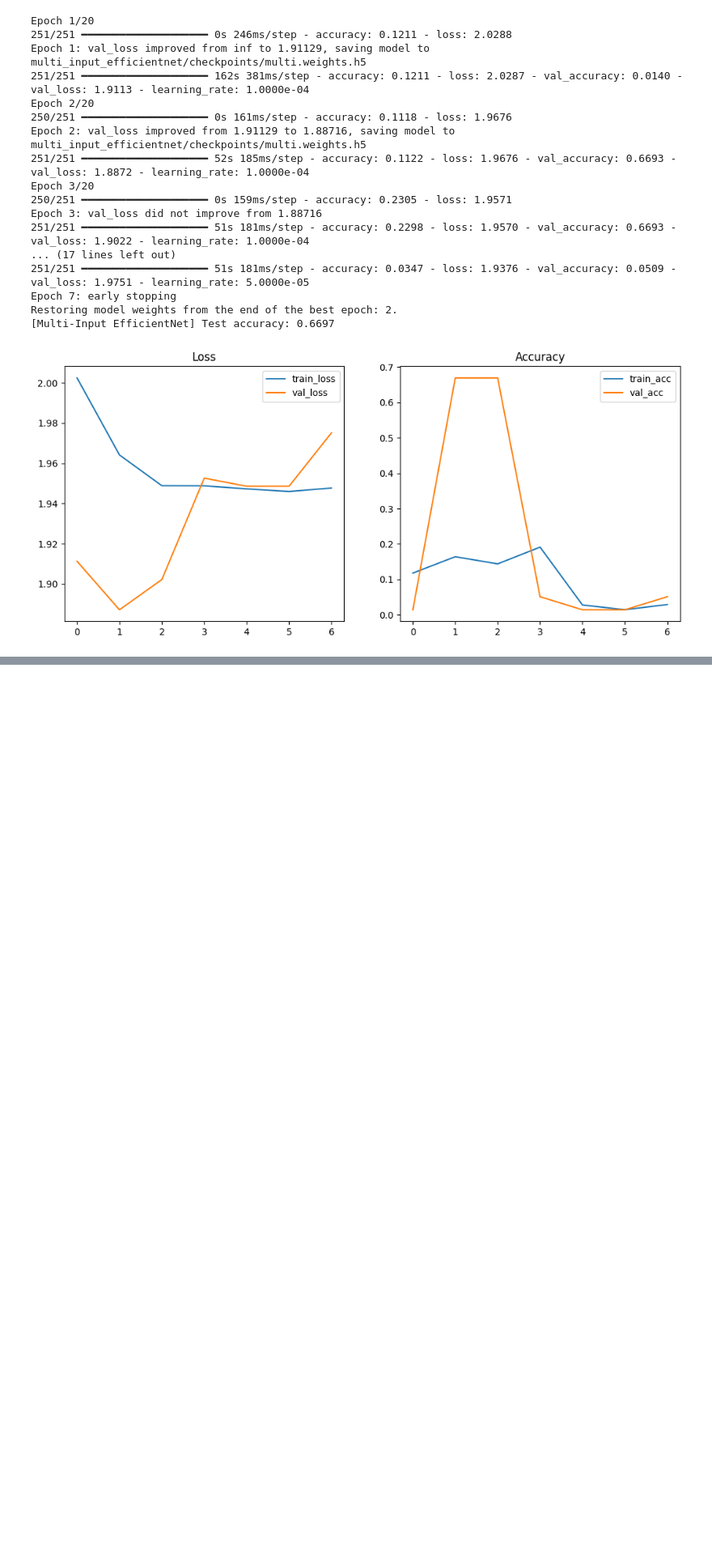
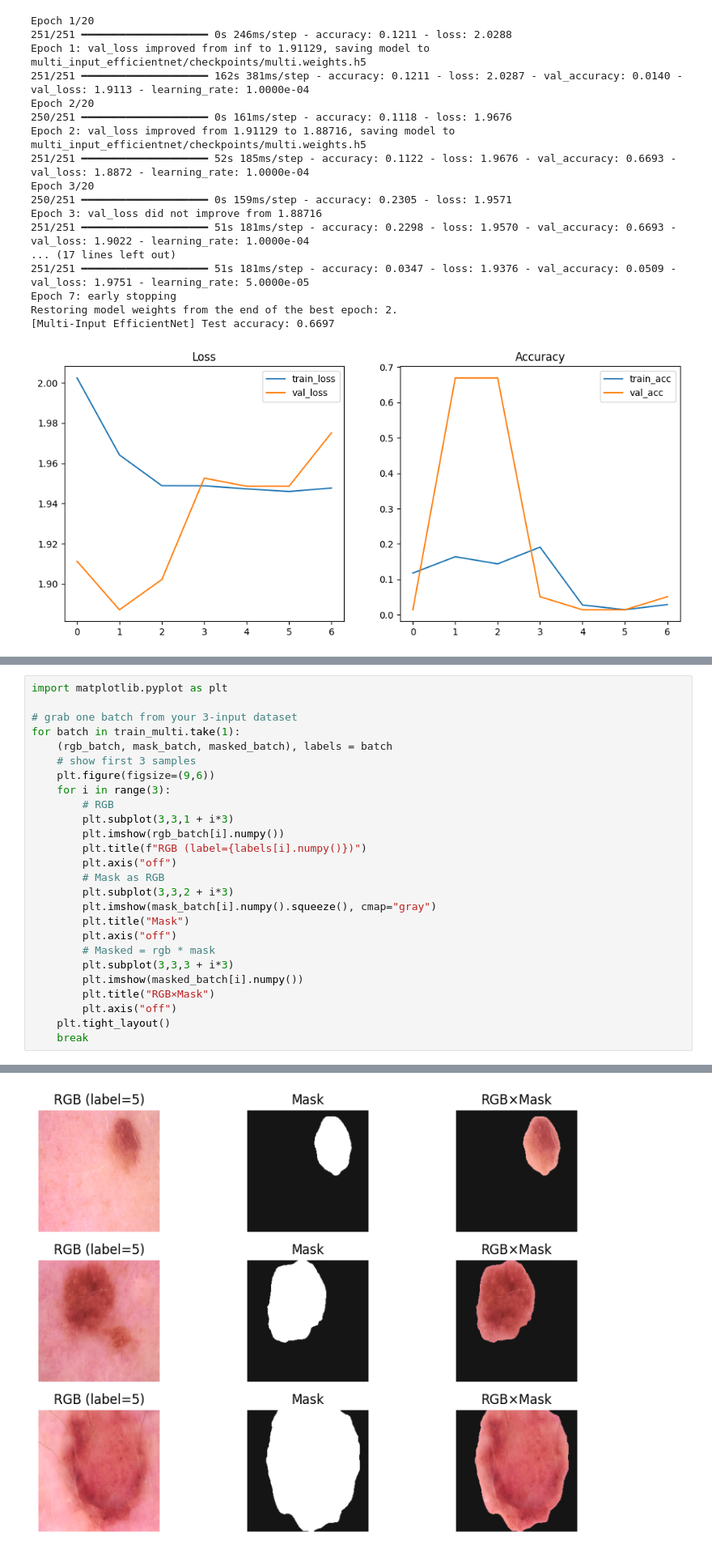
Before and after one commit to elenaajayi/Computer-Vision-Fundamentals---CUS-754, a Jupyter notebook: Capstone_Project/Project.ipynb, the cells around one changed output, grey strips where cells are left out. Shown at 81% size. Drawn from its saved outputs; the diff is of its cells as text; blank space fills up the shorter version.

```diff
--- a/Capstone_Project/Project.ipynb
+++ b/Capstone_Project/Project.ipynb
@@ -1625,0 +2059,27 @@ Restoring model weights from the end of the best epoch: 2.
+# %%
+import matplotlib.pyplot as plt
+
+# grab one batch from your 3-input dataset
+for batch in train_multi.take(1):
+    (rgb_batch, mask_batch, masked_batch), labels = batch
+    # show first 3 samples
+    plt.figure(figsize=(9,6))
+    for i in range(3):
+        # RGB
+        plt.subplot(3,3,1 + i*3)
+        plt.imshow(rgb_batch[i].numpy())
+        plt.title(f"RGB (label={labels[i].numpy()})")
+        plt.axis("off")
+        # Mask as RGB
+        plt.subplot(3,3,2 + i*3)
+        plt.imshow(mask_batch[i].numpy().squeeze(), cmap="gray")
+        plt.title("Mask")
+        plt.axis("off")
+        # Masked = rgb * mask
+        plt.subplot(3,3,3 + i*3)
+        plt.imshow(masked_batch[i].numpy())
+        plt.title("RGB×Mask")
+        plt.axis("off")
+    plt.tight_layout()
+    break
+# %% [output]
@@ -1625,0 +2094 @@ Restoring model weights from the end of the best epoch: 2.
+[figure, added]
```
Also changed, not shown: parts of 19 cells of this notebook.
